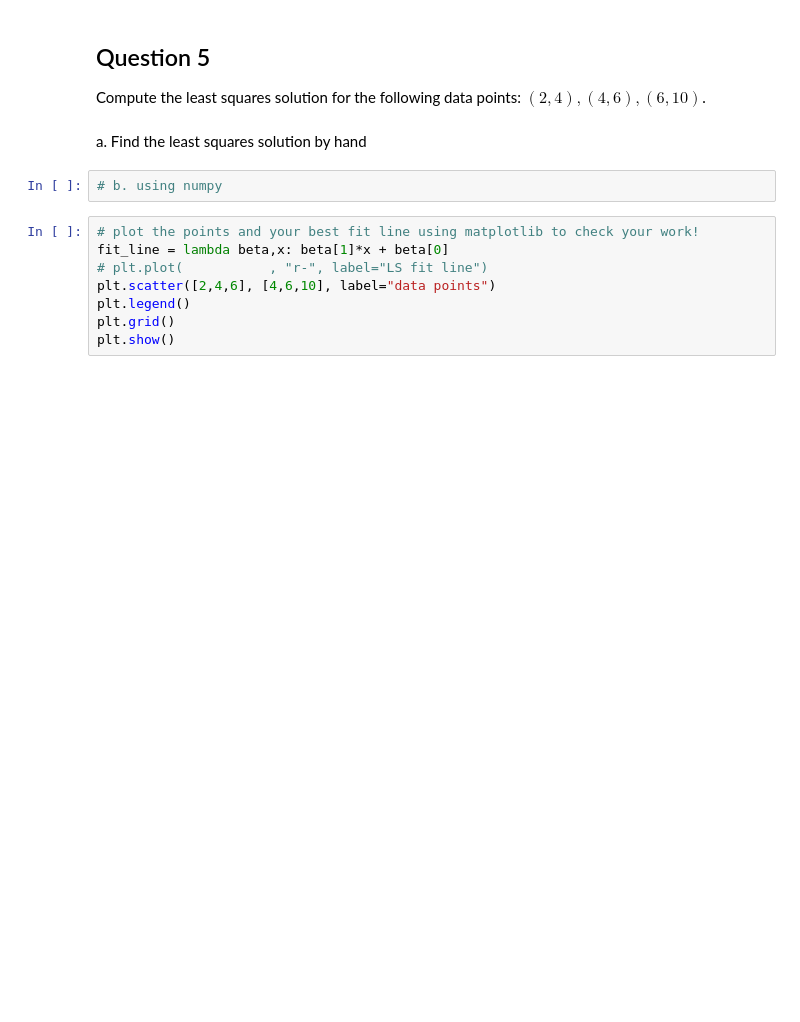
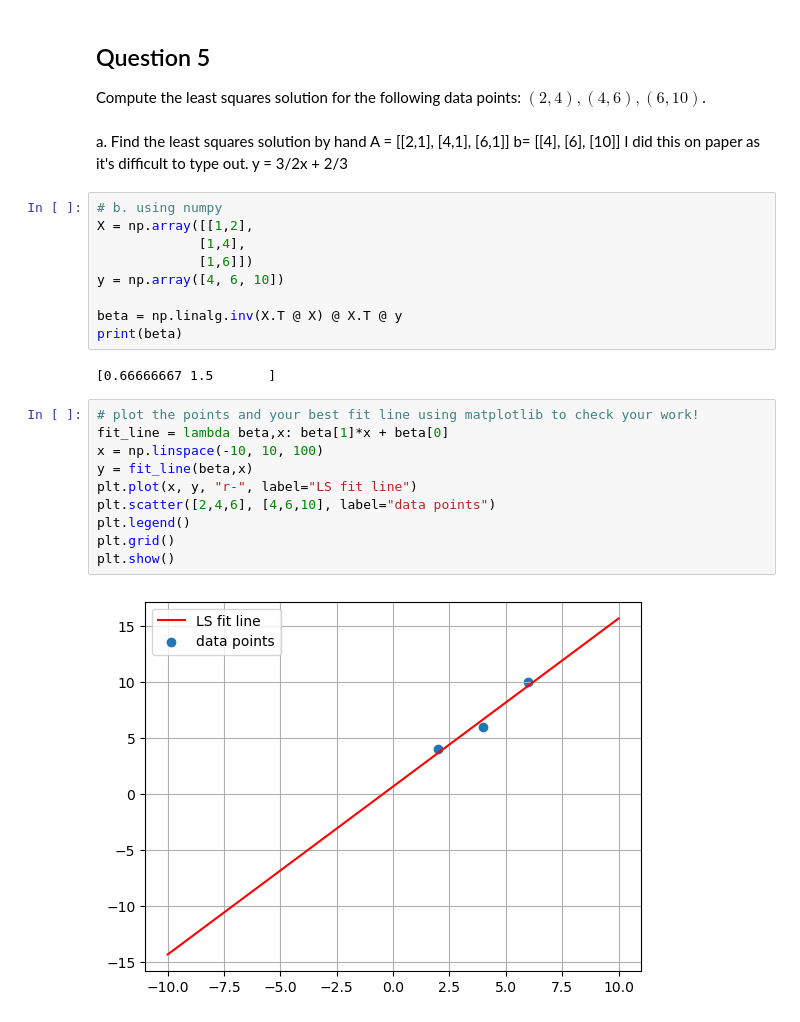
Before and after one commit to IrenaMcN/bwsi-comp-problem-solving, a Jupyter notebook: mod1_foundations_of_applied_math/3_more_linear_algerbra.ipynb, the cells around one changed output. Saved outputs shown, nothing was run; the diff lists cells and outputs as text; blank space fills up the shorter version.

```diff
--- a/mod1_foundations_of_applied_math/3_more_linear_algerbra.ipynb
+++ b/mod1_foundations_of_applied_math/3_more_linear_algerbra.ipynb
@@ -377,15 +379,36 @@ print(beta)  # Output: [1.  1.5]
 # %% [markdown]
 ## Question 5
 Compute the least squares solution for the following data points: $(2,4), (4,6), (6,10)$.
-# %% [markdown]
-a. Find the least squares solution by hand
-# %%
-# b. using numpy
+# %% [markdown]
+a. Find the least squares solution by hand
+A = [[2,1],
+     [4,1],
+     [6,1]]
+b= [[4],
+    [6],
+    [10]]
+I did this on paper as it's difficult to type out.
+y = 3/2x + 2/3
+# %%
+# b. using numpy
+X = np.array([[1,2],
+             [1,4],
+             [1,6]])
+y = np.array([4, 6, 10])
+
+beta = np.linalg.inv(X.T @ X) @ X.T @ y
+print(beta)
+# %% [output]
+[0.66666667 1.5       ]
 # %%
 # plot the points and your best fit line using matplotlib to check your work!
 fit_line = lambda beta,x: beta[1]*x + beta[0]
-# plt.plot(           , "r-", label="LS fit line")
+x = np.linspace(-10, 10, 100)
+y = fit_line(beta,x)
+plt.plot(x, y, "r-", label="LS fit line")
 plt.scatter([2,4,6], [4,6,10], label="data points")
 plt.legend()
 plt.grid()
 plt.show()
+# %% [output]
+[figure, added]
```
Also changed, not shown: parts of 1 cell of this notebook.
